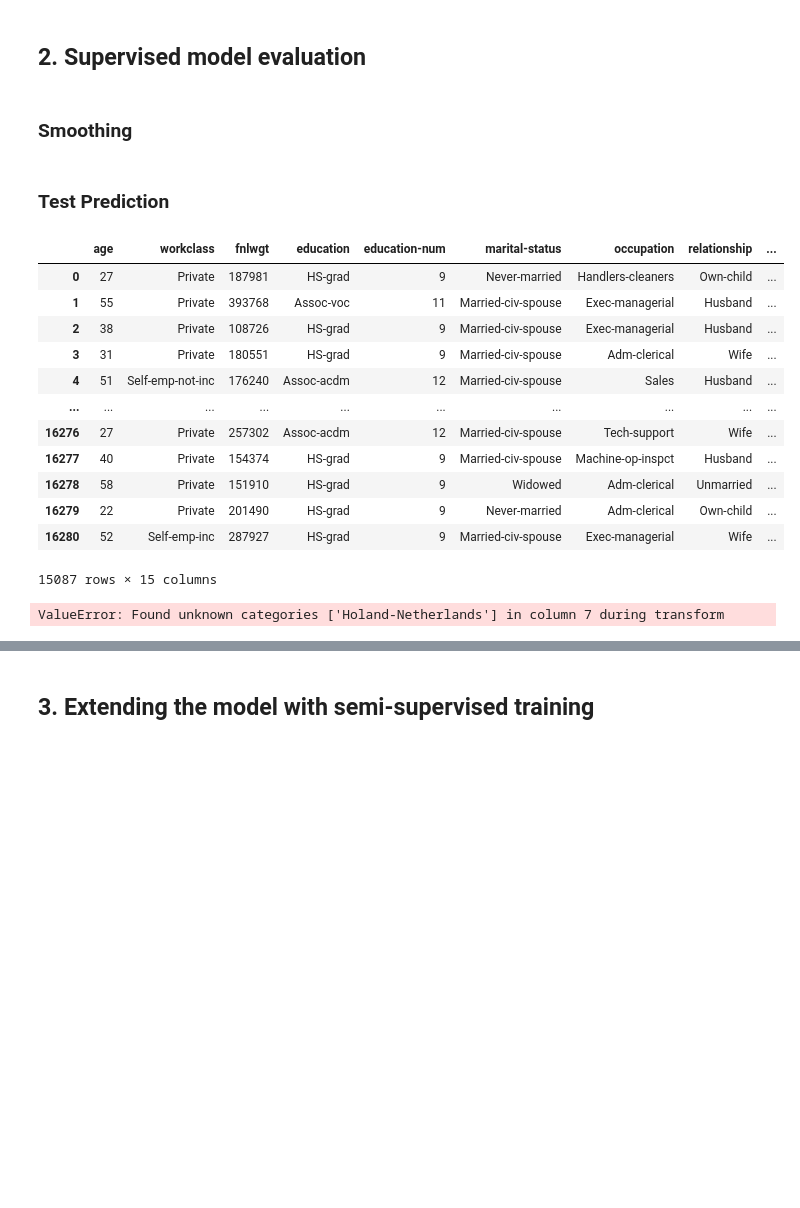
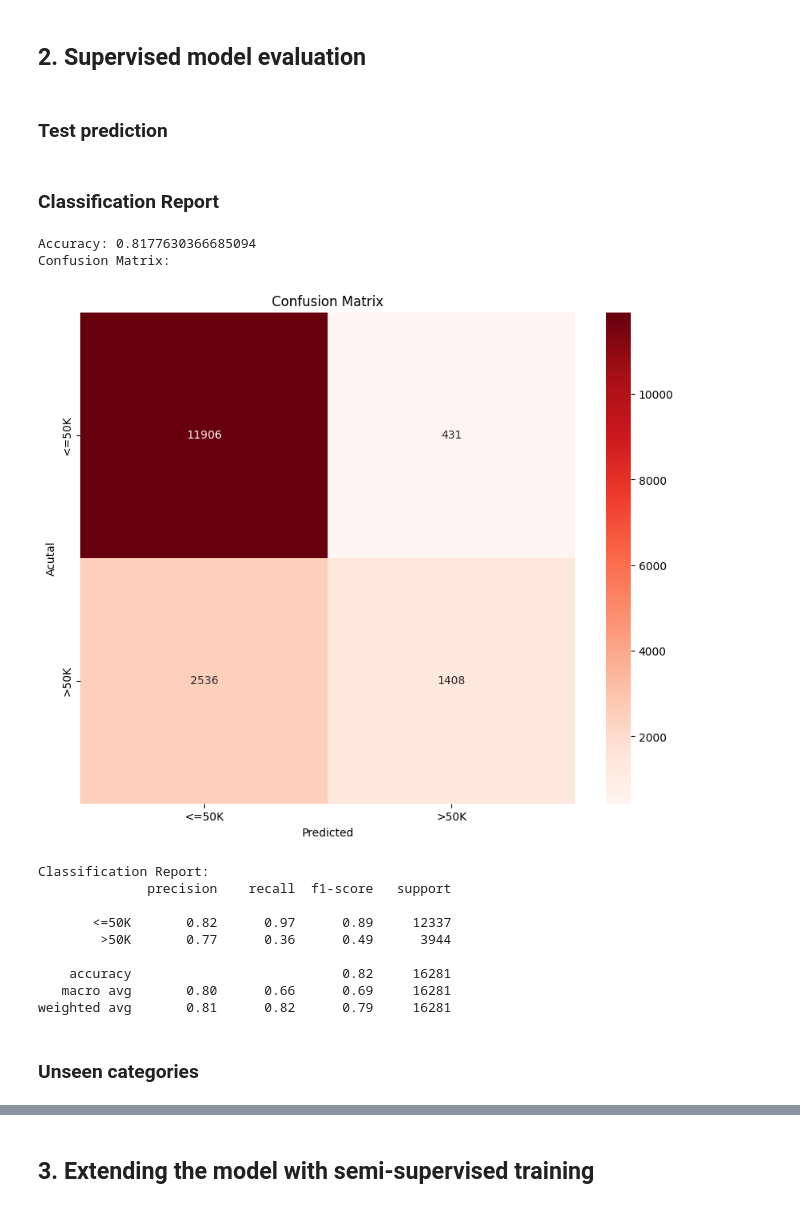
Before and after one commit to narolinelim/naive-bayes-income-classification, a Jupyter notebook: COMP30027_2026_asst1_template.ipynb, the cells around one changed output, grey strips where cells are left out. Drawn from its saved outputs; the diff is of its cells as text; code cells hidden in the pictures; blank space fills up the shorter version.

```diff
--- a/COMP30027_2026_asst1_template.ipynb
+++ b/COMP30027_2026_asst1_template.ipynb
@@ -119,0 +65,8 @@ array([[-2.36309728e+00, -3.45199842e+00],
+# %%
+continuous_features = ['age','education-num','capital-gain','capital-loss','hours-per-week']
+
+for i, feature in enumerate(continuous_features):
+  for class_index, salary_class in enumerate(gaussian_nb.classes_):
+    mean = gaussian_nb.theta_[class_index, i]
+    std = np.sqrt(gaussian_nb.var_[class_index, i])
+    print(f"{feature} | class = {salary_class} | mean = {mean:.2f} | std = {std:.2f}")
@@ -120,14 +118,9 @@ array([[-2.36309728e+00, -3.45199842e+00],
 # %% [markdown]
 ## 2. Supervised model evaluation
-# %% [markdown]
-### Smoothing
 # %% [markdown]
-### Test Prediction
+### Test prediction
 # %%
 adult_test_data = pd.read_csv('Assignment1_data/adult_test.csv', sep=',')
-adult_test_data = adult_test_data.dropna()
-display(adult_test_data)
-
 test_label = label_encoder.transform(adult_test_data[['income']])
 
 test_continuous_features = adult_test_data[['age','education-num','capital-gain','capital-loss','hours-per-week']]
@@ -135,24 +128,51 @@ test_categorical_features = adult_test_data[['workclass','education','marital-st
 
 test_categorical_features_encoded = categorical_encoder.transform(test_categorical_features)
 
+for i, cats in enumerate(categorical_encoder.categories_):
+  test_categorical_features_encoded[:, i] = np.where(
+    test_categorical_features_encoded[:, i] == -1,
+    len(cats) - 1,
+    test_categorical_features_encoded[:, i]
+  )
+
 test_continuous_prob = gaussian_nb.predict_log_proba(test_continuous_features)
 test_categorical_prob = categorical_nb.predict_log_proba(test_categorical_features_encoded)
 
-test_mixed_posterior = test_continuous_prob + test_categorical_prob
-test_prediction = np.argmax(test_mixed_posterior, axis=1)
-print(accuracy_score(test_prediction, test_label))
+test_joint_log_prob = test_continuous_prob + test_categorical_prob + np.log(gaussian_nb.class_prior_)
+test_prediction = np.argmax(test_joint_log_prob, axis=1)
-# %% [output]
-|  | age | workclass | fnlwgt | education | education-num | marital-status | occupation | relationship | ... |
-| 0 | 27 | Private | 187981 | HS-grad | 9 | Never-married | Handlers-cleaners | Own-child | ... |
-| 1 | 55 | Private | 393768 | Assoc-voc | 11 | Married-civ-spouse | Exec-managerial | Husband | ... |
-| 2 | 38 | Private | 108726 | HS-grad | 9 | Married-civ-spouse | Exec-managerial | Husband | ... |
-| 3 | 31 | Private | 180551 | HS-grad | 9 | Married-civ-spouse | Adm-clerical | Wife | ... |
-| 4 | 51 | Self-emp-not-inc | 176240 | Assoc-acdm | 12 | Married-civ-spouse | Sales | Husband | ... |
-| ... | ... | ... | ... | ... | ... | ... | ... | ... | ... |
-| 16276 | 27 | Private | 257302 | Assoc-acdm | 12 | Married-civ-spouse | Tech-support | Wife | ... |
-| 16277 | 40 | Private | 154374 | HS-grad | 9 | Married-civ-spouse | Machine-op-inspct | Husband | ... |
-| 16278 | 58 | Private | 151910 | HS-grad | 9 | Widowed | Adm-clerical | Unmarried | ... |
-| 16279 | 22 | Private | 201490 | HS-grad | 9 | Never-married | Adm-clerical | Own-child | ... |
-| 16280 | 52 | Self-emp-inc | 287927 | HS-grad | 9 | Married-civ-spouse | Exec-managerial | Wife | ... |
-15087 rows × 15 columns
-ValueError: Found unknown categories ['Holand-Netherlands'] in column 7 during transform
+# %% [markdown]
+### Classification Report
+# %%
+# Accuracy score
+print(f"Accuracy: {accuracy_score(test_label, test_prediction)}")
+
+# Confusion matrix
+print("Confusion Matrix:")
+cm = confusion_matrix(test_label, test_prediction)
+plt.figure(figsize=(10,8))
+sns.heatmap(cm, annot=True, fmt='d', cmap='Reds',
+            xticklabels=['<=50K','>50K'],
+            yticklabels=['<=50K','>50K'])
+plt.xlabel('Predicted')
+plt.ylabel('Acutal')
+plt.title('Confusion Matrix')
+plt.show()
+
+# Classification report
+print("Classification Report:")
+print(classification_report(test_label, test_prediction, target_names=['<=50K','>50K']))
+# %% [output]
+Accuracy: 0.8177630366685094
+Confusion Matrix:
+[figure, added]
+Classification Report:
+              precision    recall  f1-score   support
+
+       <=50K       0.82      0.97      0.89     12337
+        >50K       0.77      0.36      0.49      3944
+
+    accuracy                           0.82     16281
+   macro avg       0.80      0.66      0.69     16281
+weighted avg       0.81      0.82      0.79     16281
+# %% [markdown]
+### Unseen categories
```
Also changed, not shown: parts of 26 cells of this notebook, 2 other files.
